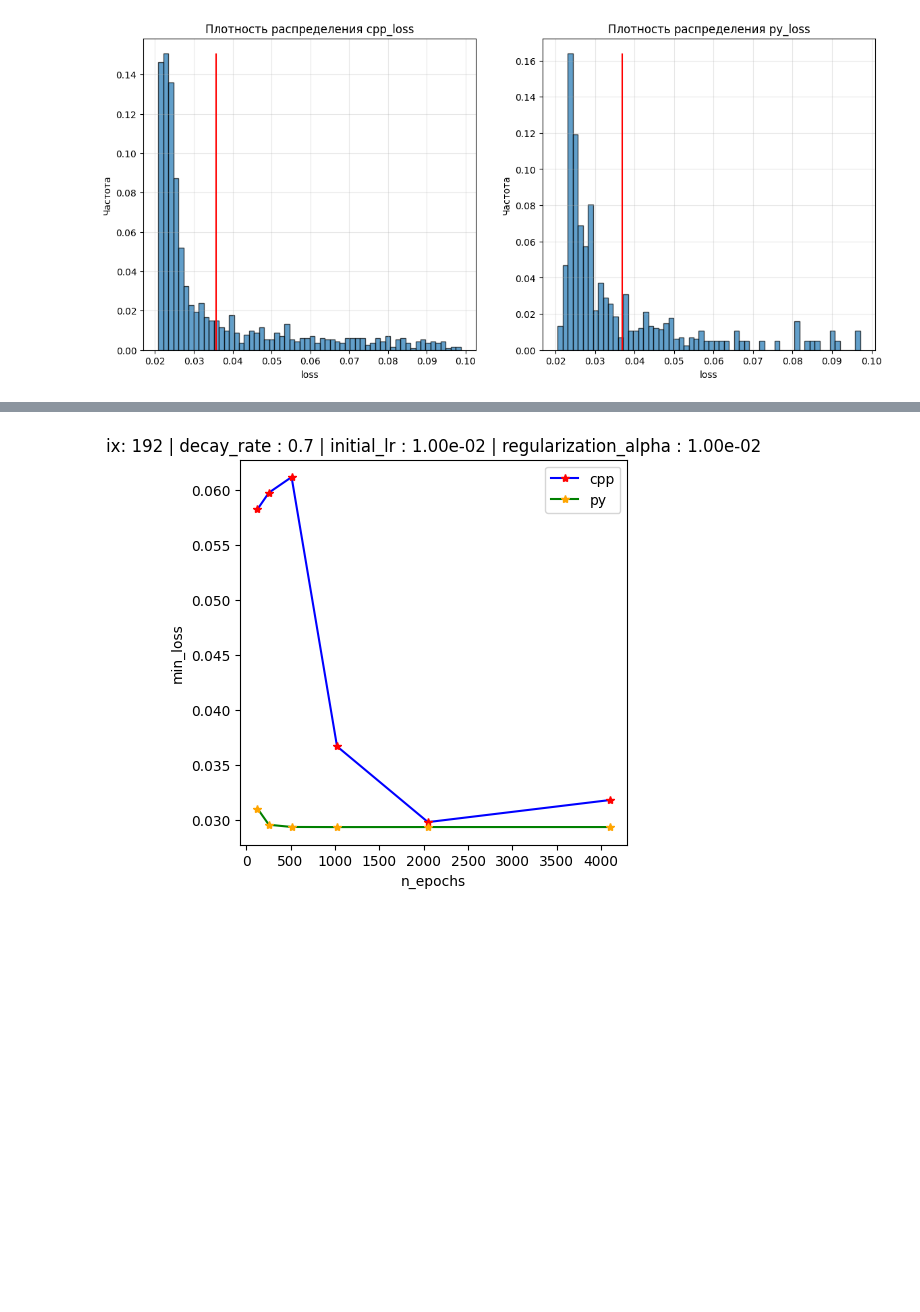
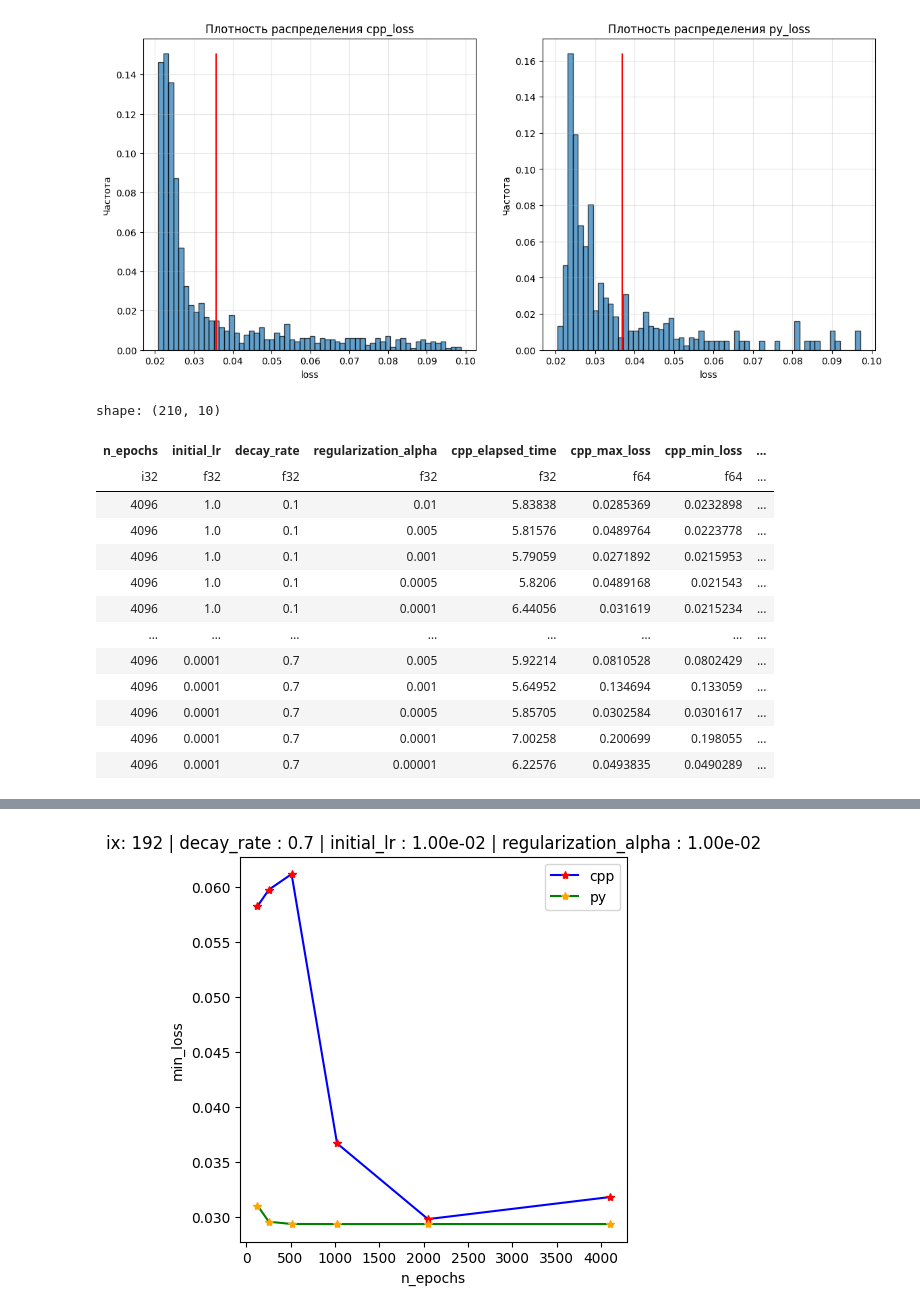
Before and after one commit to Lolikion228/CppLinReg, a Jupyter notebook: LinearRegression/res.ipynb, the cells around one changed output, grey strips where cells are left out. Saved outputs shown, nothing was run; the diff lists cells and outputs as text; code cells hidden in the pictures; blank space fills up the shorter version.

```diff
--- a/LinearRegression/res.ipynb
+++ b/LinearRegression/res.ipynb
@@ -148,3 +175,22 @@ for i,n in zip(range(2), ['cpp','py']):
     axes[i].vlines(data[f"{n}_min_loss"].mean(),ymin=0,ymax=max(relative_freq), color='red')
 # %% [output]
 [figure]
+# %%
+n_epochs = 4096 # must be from [128, 256, 512, 1024, 2048, 4096]
+data2 = df.filter( pl.col('n_epochs') == n_epochs )
+data2
+# %% [output]
+shape: (210, 10)
+| n_epochs | initial_lr | decay_rate | regularization_alpha | cpp_elapsed_time | cpp_max_loss | cpp_min_loss | ... |
+| i32 | f32 | f32 | f32 | f32 | f64 | f64 | ... |
+| 4096 | 1.0 | 0.1 | 0.01 | 5.83838 | 0.0285369 | 0.0232898 | ... |
+| 4096 | 1.0 | 0.1 | 0.005 | 5.81576 | 0.0489764 | 0.0223778 | ... |
+| 4096 | 1.0 | 0.1 | 0.001 | 5.79059 | 0.0271892 | 0.0215953 | ... |
+| 4096 | 1.0 | 0.1 | 0.0005 | 5.8206 | 0.0489168 | 0.021543 | ... |
+| 4096 | 1.0 | 0.1 | 0.0001 | 6.44056 | 0.031619 | 0.0215234 | ... |
+| … | … | … | … | … | … | … | ... |
+| 4096 | 0.0001 | 0.7 | 0.005 | 5.92214 | 0.0810528 | 0.0802429 | ... |
+| 4096 | 0.0001 | 0.7 | 0.001 | 5.64952 | 0.134694 | 0.133059 | ... |
+| 4096 | 0.0001 | 0.7 | 0.0005 | 5.85705 | 0.0302584 | 0.0301617 | ... |
+| 4096 | 0.0001 | 0.7 | 0.0001 | 7.00258 | 0.200699 | 0.198055 | ... |
+| 4096 | 0.0001 | 0.7 | 0.00001 | 6.22576 | 0.0493835 | 0.0490289 | ... |
```
Also changed, not shown: parts of 7 cells of this notebook.
